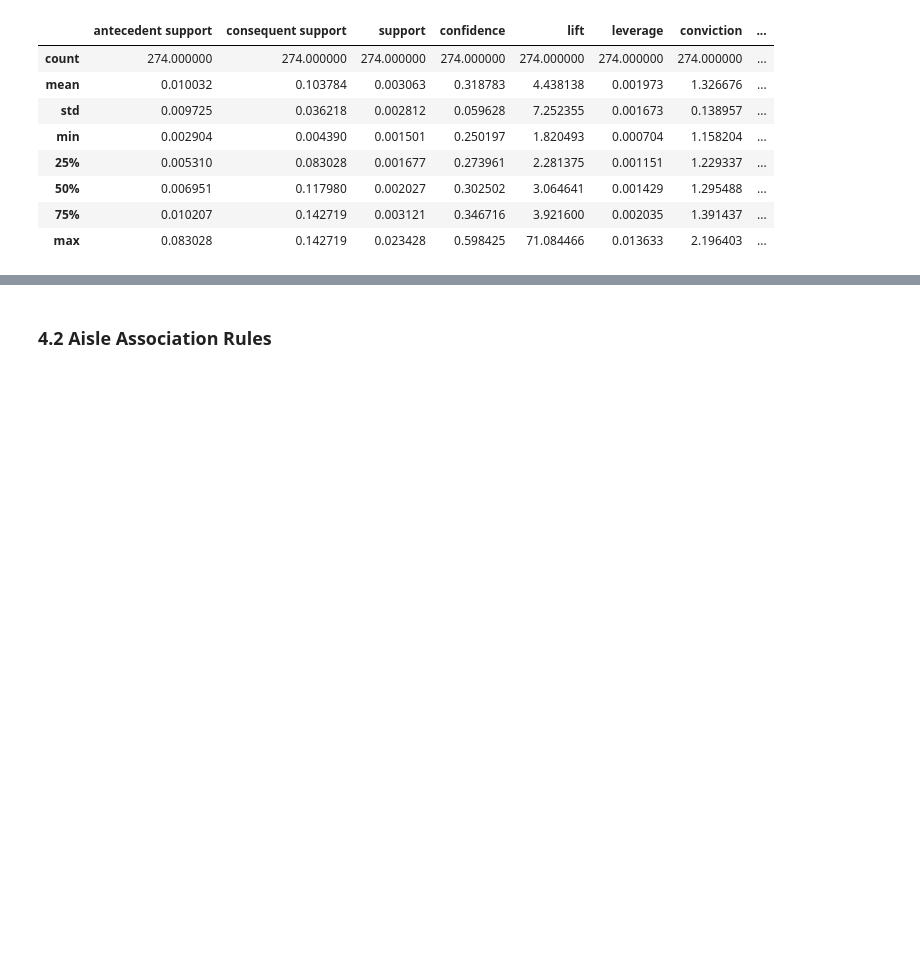
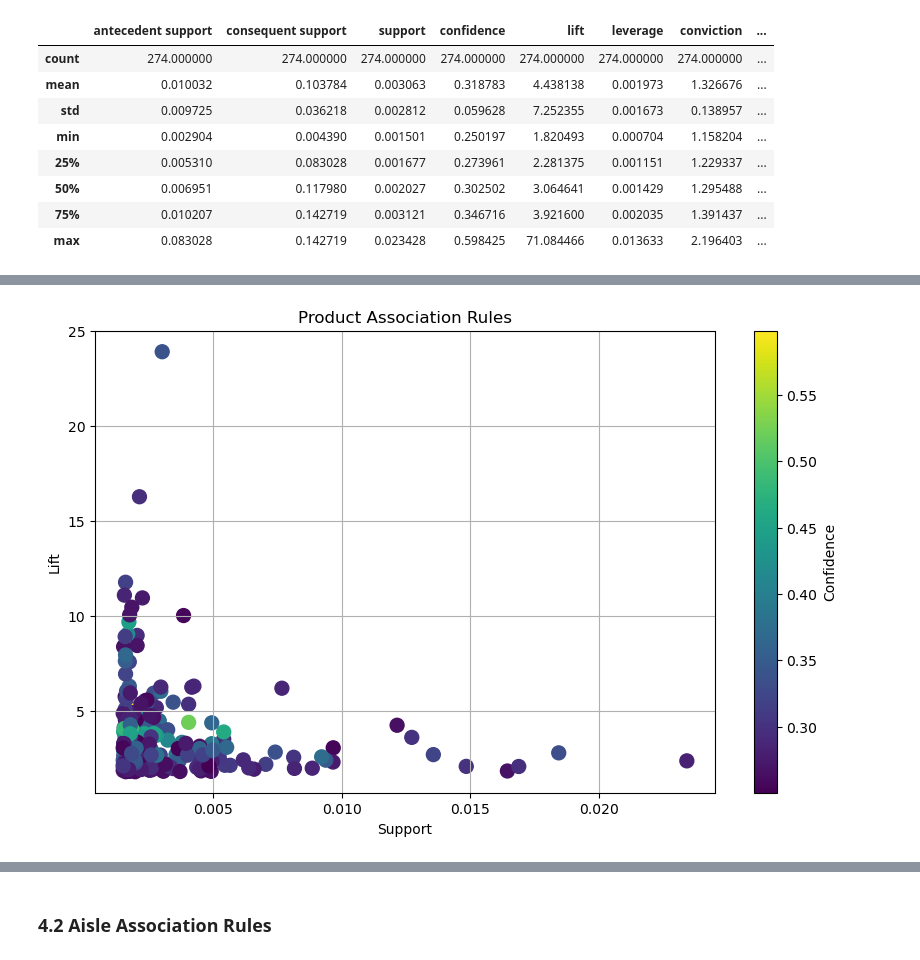
Before and after one commit to ArturoGarzaTec/TC3002B.504_Equipo6, a Jupyter notebook: RA.ipynb, the cells around one changed output, grey strips where cells are left out. Cells and saved outputs as stored; diff of their text form; code cells hidden in the pictures; blank space fills up the shorter version.

```diff
--- a/RA.ipynb
+++ b/RA.ipynb
@@ -109,0 +172,15 @@ product_rules.describe()
+# %%
+filter_product_rules = product_rules[product_rules['lift'] < 30]
+# %%
+
+# Create the scatter plot
+plt.figure(figsize=(10, 6))
+scatter = plt.scatter(filter_product_rules['support'], filter_product_rules['lift'], c=filter_product_rules['confidence'], cmap='viridis', s=100)
+plt.colorbar(scatter, label='Confidence')
+plt.xlabel('Support')
+plt.ylabel('Lift')
+plt.title('Product Association Rules')
+plt.grid(True)
+plt.show()
+# %% [output]
+[figure, added]
```
Also changed, not shown: parts of 13 cells of this notebook.
